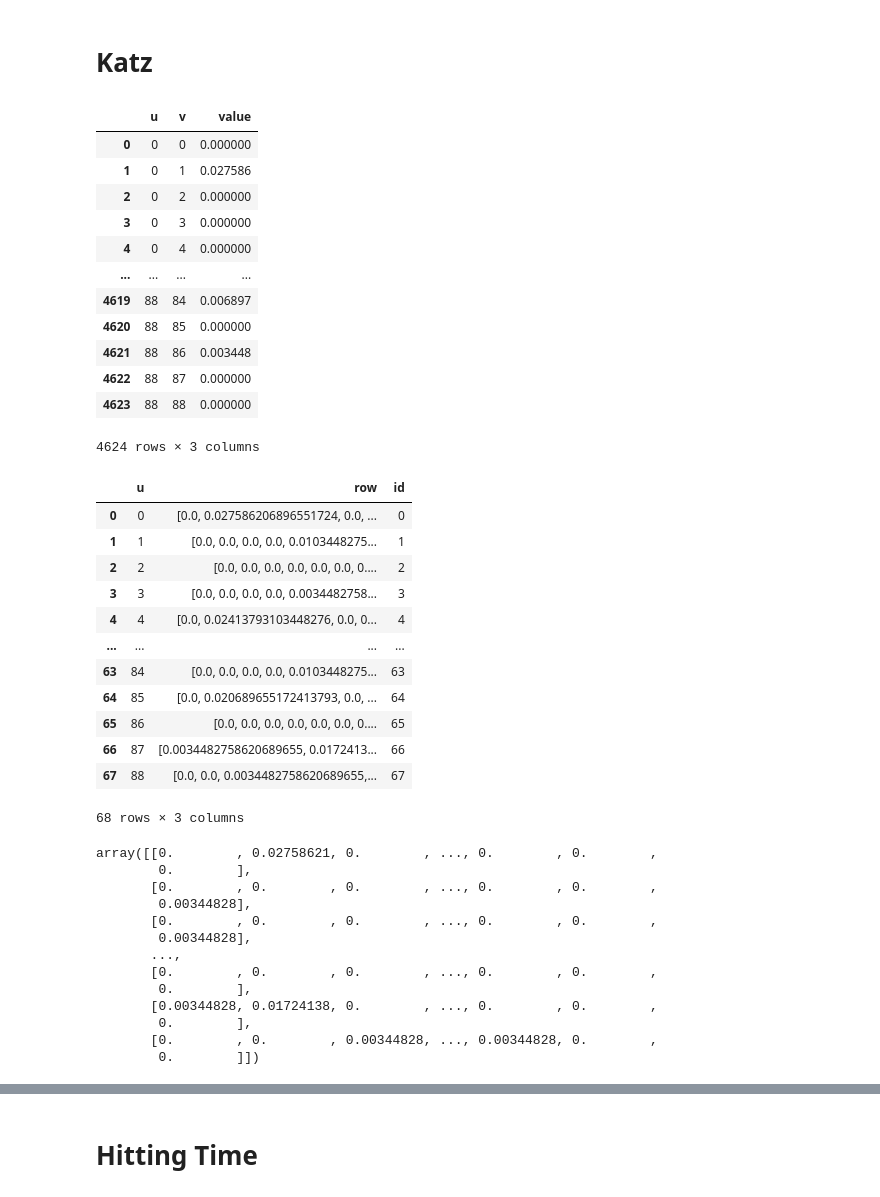
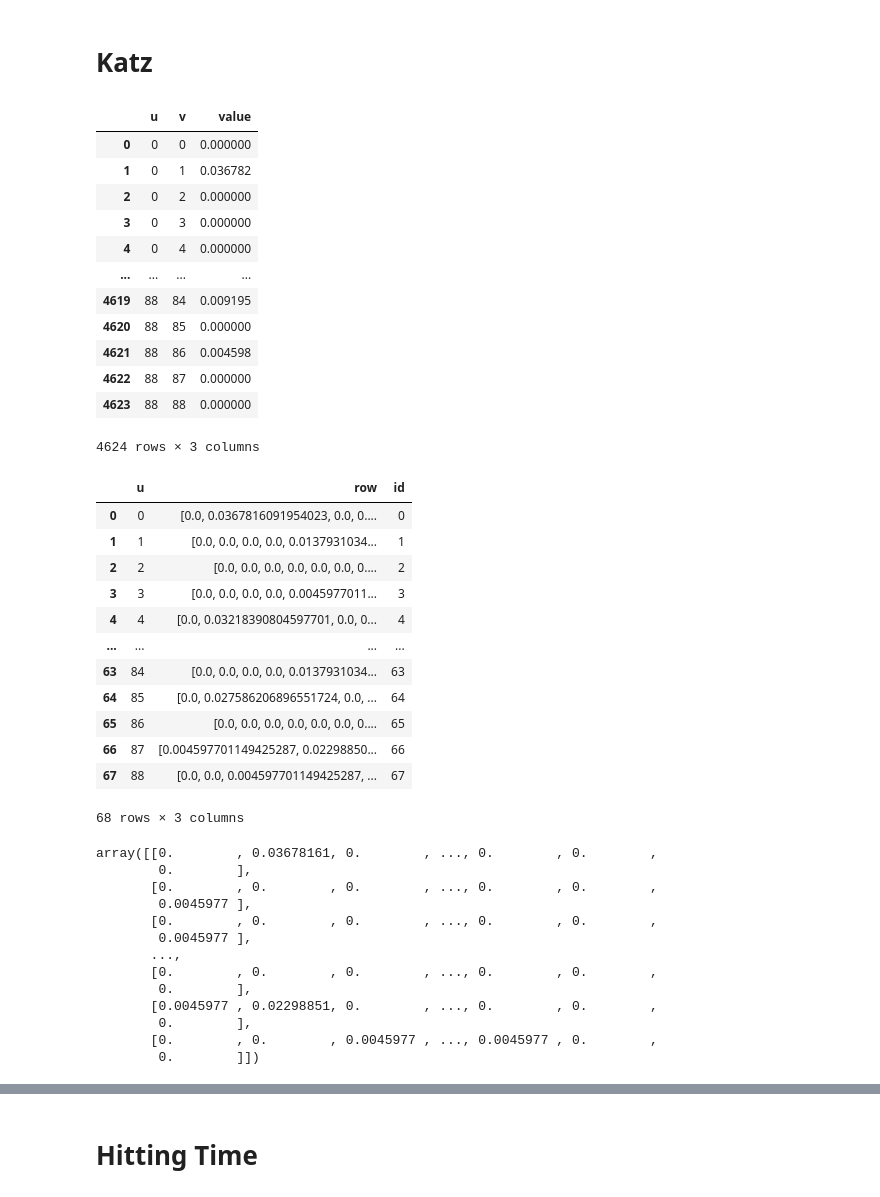
Before and after one commit to dlim2012/link-prediction-pyspark, a Jupyter notebook: Results_based_on_paths.ipynb, the cells around one changed output, grey strips where cells are left out. Cells and saved outputs as stored; diff of their text form; code cells hidden in the pictures.

```diff
--- a/Results_based_on_paths.ipynb
+++ b/Results_based_on_paths.ipynb
@@ -157,7 +172,7 @@ _katz_adj = nodes.withColumnRenamed("node", "_u")\
   .join(nodes.withColumnRenamed("node", "_v"))\
   .orderBy("_u", "_v")
 
-beta = 1 / (2 * maxCount)
+beta = 1 / (1.5 * maxCount)
 
 katz_edges = edges\
   .withColumn("value", edges["count"] * beta)\
@@ -179,61 +194,62 @@ katz_adj.orderBy("u", "v").toPandas()
 # %% [output]
 |  | u | v | value |
 | 0 | 0 | 0 | 0.000000 |
-| 1 | 0 | 1 | 0.027586 |
+| 1 | 0 | 1 | 0.036782 |
 | 2 | 0 | 2 | 0.000000 |
 | 3 | 0 | 3 | 0.000000 |
 | 4 | 0 | 4 | 0.000000 |
 | ... | ... | ... | ... |
-| 4619 | 88 | 84 | 0.006897 |
+| 4619 | 88 | 84 | 0.009195 |
 | 4620 | 88 | 85 | 0.000000 |
-| 4621 | 88 | 86 | 0.003448 |
+| 4621 | 88 | 86 | 0.004598 |
 | 4622 | 88 | 87 | 0.000000 |
 | 4623 | 88 | 88 | 0.000000 |
 4624 rows × 3 columns
 # %%
+katz_w = Window.partitionBy("u").orderBy("v")
 _katz_A = katz_adj\
-  .orderBy("v")\
-  .groupby("u")\
-  .agg(F.collect_list("value").alias('row'))\
+  .withColumn("sorted_list", F.collect_list("value").over(katz_w))\
+  .groupBy("u")\
+  .agg(F.max("sorted_list").alias('row'))\
   .orderBy('u')\
   .withColumn("id", F.monotonically_increasing_id())
 _katz_A.toPandas()
 # %% [output]
 |  | u | row | id |
-| 0 | 0 | [0.0, 0.027586206896551724, 0.0, ... | 0 |
-| 1 | 1 | [0.0, 0.0, 0.0, 0.0, 0.0103448275... | 1 |
+| 0 | 0 | [0.0, 0.0367816091954023, 0.0, 0.... | 0 |
+| 1 | 1 | [0.0, 0.0, 0.0, 0.0, 0.0137931034... | 1 |
 | 2 | 2 | [0.0, 0.0, 0.0, 0.0, 0.0, 0.0, 0.... | 2 |
-| 3 | 3 | [0.0, 0.0, 0.0, 0.0, 0.0034482758... | 3 |
-| 4 | 4 | [0.0, 0.02413793103448276, 0.0, 0... | 4 |
+| 3 | 3 | [0.0, 0.0, 0.0, 0.0, 0.0045977011... | 3 |
+| 4 | 4 | [0.0, 0.03218390804597701, 0.0, 0... | 4 |
 | ... | ... | ... | ... |
-| 63 | 84 | [0.0, 0.0, 0.0, 0.0, 0.0103448275... | 63 |
-| 64 | 85 | [0.0, 0.020689655172413793, 0.0, ... | 64 |
+| 63 | 84 | [0.0, 0.0, 0.0, 0.0, 0.0137931034... | 63 |
+| 64 | 85 | [0.0, 0.027586206896551724, 0.0, ... | 64 |
 | 65 | 86 | [0.0, 0.0, 0.0, 0.0, 0.0, 0.0, 0.... | 65 |
-| 66 | 87 | [0.0034482758620689655, 0.0172413... | 66 |
-| 67 | 88 | [0.0, 0.0, 0.0034482758620689655,... | 67 |
+| 66 | 87 | [0.004597701149425287, 0.02298850... | 66 |
+| 67 | 88 | [0.0, 0.0, 0.004597701149425287, ... | 67 |
 68 rows × 3 columns
 # %%
-matrix_n_size = _katz_A.count()
+
 katz_A = IndexedRowMatrix(_katz_A.select("id", "row").rdd.map(lambda row: IndexedRow(*row)))\
-  .toBlockMatrix(matrix_n_size, matrix_n_size)
+  .toBlockMatrix(num_nodes, num_nodes)
 katz_matrix = IndexedRowMatrix(_katz_A.select("id", "row").rdd.map(lambda row: IndexedRow(*row)))\
-  .toBlockMatrix(matrix_n_size, matrix_n_size)
-katz_scores = IndexedRowMatrix(sc.parallelize([IndexedRow(_, [0] * matrix_n_size) for _ in range(matrix_n_size)]))\
-  .toBlockMatrix(matrix_n_size, matrix_n_size)
+  .toBlockMatrix(num_nodes, num_nodes)
+katz_scores = IndexedRowMatrix(sc.parallelize([IndexedRow(_, [0] * num_nodes) for _ in range(num_nodes)]))\
+  .toBlockMatrix(num_nodes, num_nodes)
 katz_A.toLocalMatrix().toArray()
 # %% [output]
-array([[0.        , 0.02758621, 0.        , ..., 0.        , 0.        ,
+array([[0.        , 0.03678161, 0.        , ..., 0.        , 0.        ,
         0.        ],
        [0.        , 0.        , 0.        , ..., 0.        , 0.        ,
-        0.00344828],
+        0.0045977 ],
        [0.        , 0.        , 0.        , ..., 0.        , 0.        ,
-        0.00344828],
+        0.0045977 ],
        ...,
        [0.        , 0.        , 0.        , ..., 0.        , 0.        ,
         0.        ],
-       [0.00344828, 0.01724138, 0.        , ..., 0.        , 0.        ,
+       [0.0045977 , 0.02298851, 0.        , ..., 0.        , 0.        ,
         0.        ],
-       [0.        , 0.        , 0.00344828, ..., 0.00344828, 0.        ,
+       [0.        , 0.        , 0.0045977 , ..., 0.0045977 , 0.        ,
         0.        ]])
 # %%
 
```
Also changed, not shown: parts of 14 cells of this notebook.
